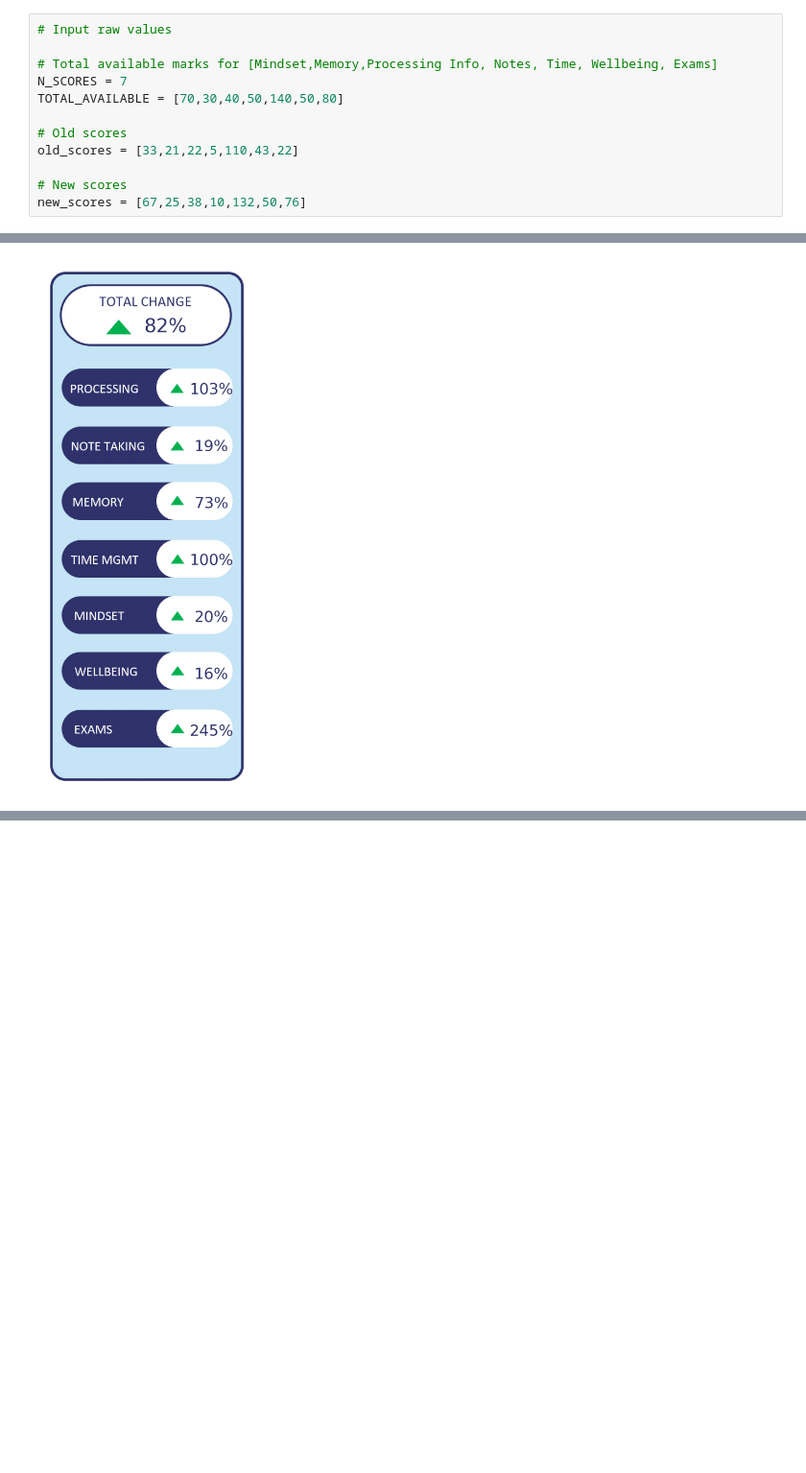
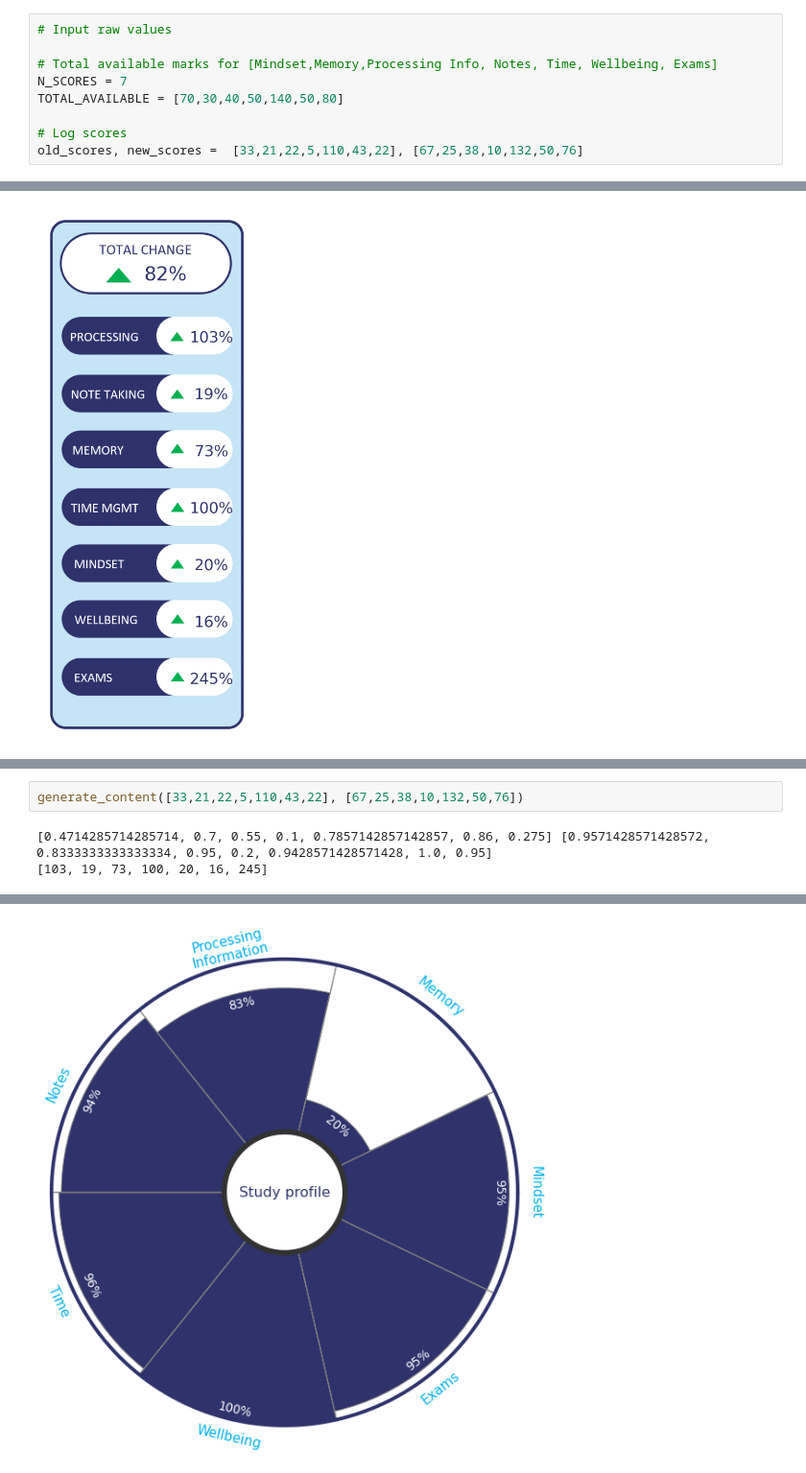
Before and after one commit to callumj2/test-score-rose-generator, a Jupyter notebook: notebook.ipynb, the cells around one changed output, grey strips where cells are left out. Shown at 96% size. Saved outputs shown, nothing was run; the diff lists cells and outputs as text; blank space fills up the shorter version.

Commit message:
Adjusted plots output for obs video

```diff
--- a/notebook.ipynb
+++ b/notebook.ipynb
@@ -227,11 +227,8 @@ We will try to use matplotlib's image functionality to automate calculations of
 N_SCORES = 7
 TOTAL_AVAILABLE = [70,30,40,50,140,50,80]
 
-# Old scores
-old_scores = [33,21,22,5,110,43,22]
-
-# New scores
-new_scores = [67,25,38,10,132,50,76]
+# Log scores
+old_scores, new_scores =  [33,21,22,5,110,43,22], [67,25,38,10,132,50,76]
 # %%
 # Generate percentages by dividing through by total available points for each section
 old_pc = [old_scores[i]/TOTAL_AVAILABLE[i] for i in range(N_SCORES)]
@@ -279,0 +463,5 @@ plt.savefig("plots/coltest1.png")
+# %%
+generate_content([33,21,22,5,110,43,22], [67,25,38,10,132,50,76])
+# %% [output]
+[0.4714285714285714, 0.7, 0.55, 0.1, 0.7857142857142857, 0.86, 0.275] [0.9571428571428572, 0.8333333333333334, 0.95, 0.2, 0.9428571428571428, 1.0, 0.95]
+[103, 19, 73, 100, 20, 16, 245]
@@ -279,0 +469 @@ plt.savefig("plots/coltest1.png")
+[figure, added]
```
Also changed, not shown: parts of 2 cells of this notebook, 5 other files.
